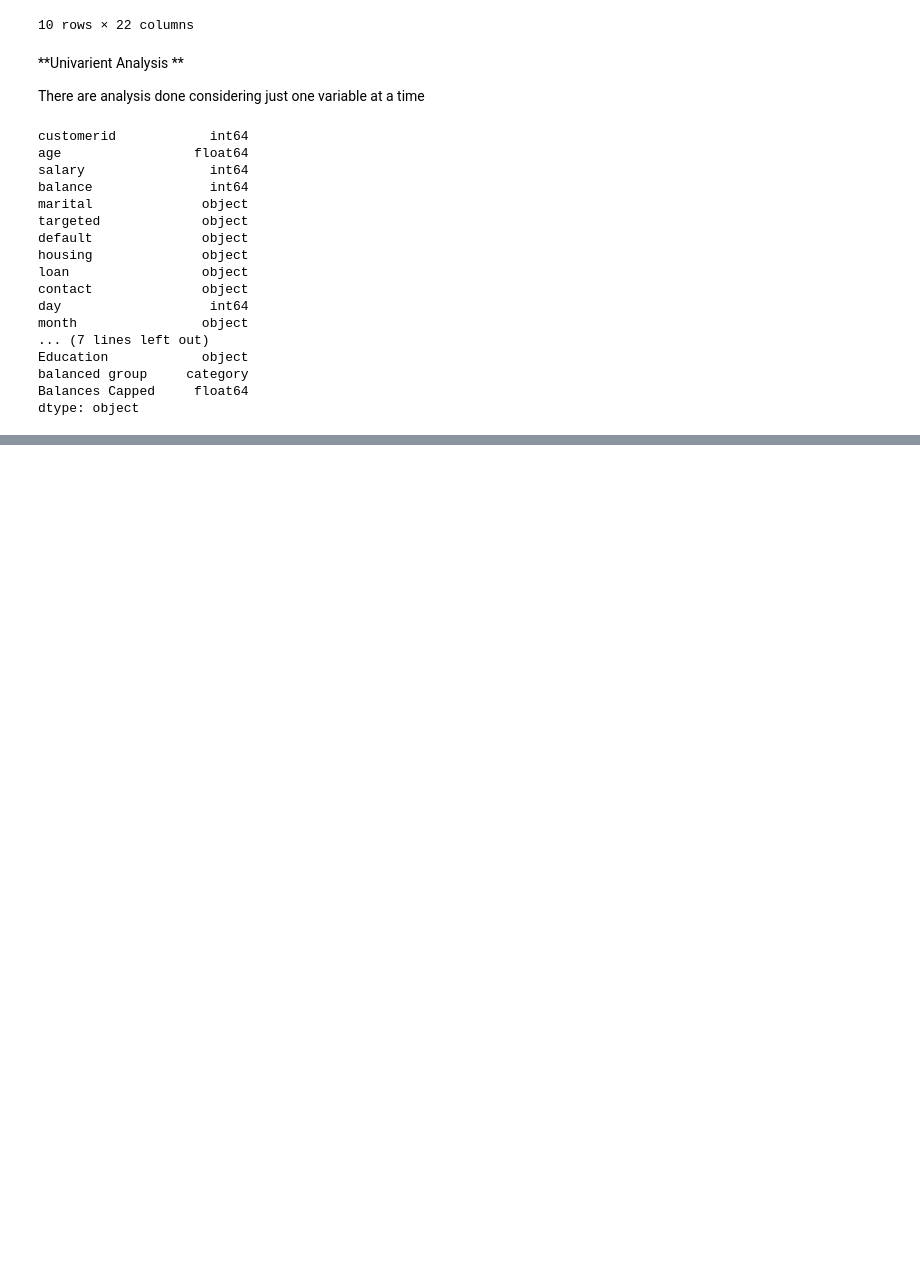
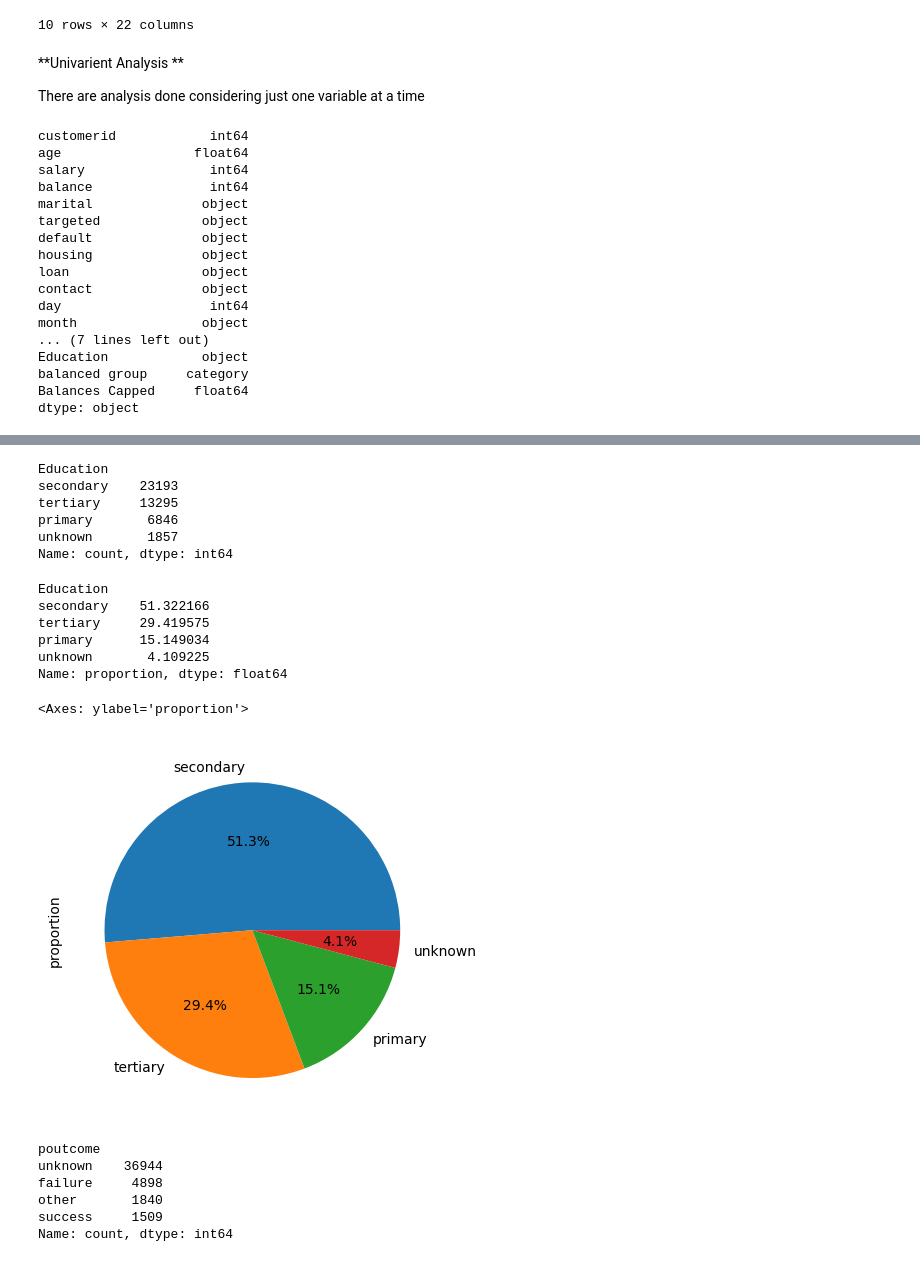
Before and after one commit to Rushank14/Python-Notebooks, a Jupyter notebook: notebooks/EDA.ipynb, the cells around one changed output, grey strips where cells are left out. Drawn from its saved outputs; the diff is of its cells as text; code cells hidden in the pictures; blank space fills up the shorter version.

```diff
--- a/notebooks/EDA.ipynb
+++ b/notebooks/EDA.ipynb
@@ -460,0 +496,34 @@ dtype: object
+# %%
+bank_target.Education.value_counts()
+# %% [output]
+Education
+secondary    23193
+tertiary     13295
+primary       6846
+unknown       1857
+Name: count, dtype: int64
+# %%
+bank_target.Education.value_counts(normalize=True)*100
+# %% [output]
+Education
+secondary    51.322166
+tertiary     29.419575
+primary      15.149034
+unknown       4.109225
+Name: proportion, dtype: float64
+# %%
+bank_target.Education.value_counts(normalize=True).plot.pie(
+    autopct = '%1.1f%%'
+)
+# %% [output]
+<Axes: ylabel='proportion'>
+[figure, added]
+# %%
+bank_target.poutcome.value_counts()
+# %% [output]
+poutcome
+unknown    36944
+failure     4898
+other       1840
+success     1509
+Name: count, dtype: int64
```
Also changed, not shown: parts of 19 cells of this notebook, 1 other file.
